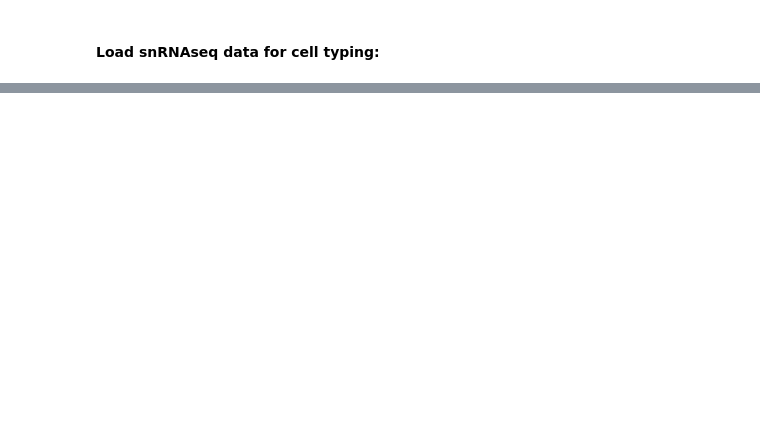
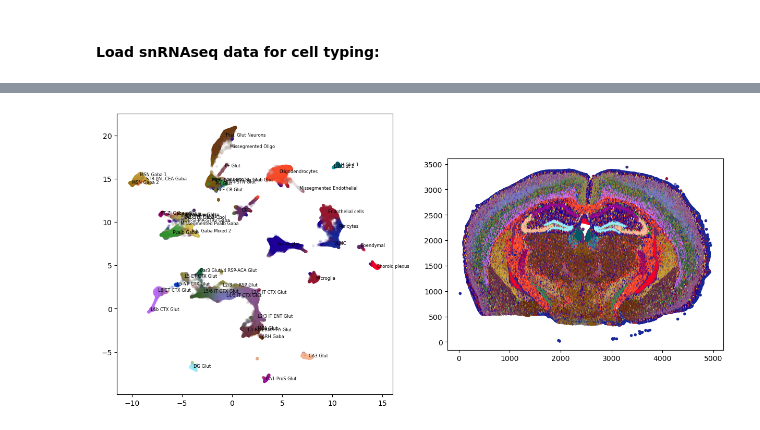
Before and after one commit to Moldia/Xenium_benchmarking, a Jupyter notebook: notebooks/2_segmentation_free_analysis/2_3_brain_cell_overlaps.ipynb, the cells around one changed output, grey strips where cells are left out. Drawn from its saved outputs; the diff is of its cells as text; code cells hidden in the pictures; blank space fills up the shorter version.

```diff
--- a/notebooks/2_segmentation_free_analysis/2_3_brain_cell_overlaps.ipynb
+++ b/notebooks/2_segmentation_free_analysis/2_3_brain_cell_overlaps.ipynb
@@ -172,0 +158,19 @@ plt.yticks(range(len(signatures.columns)),signatures.columns)
+# %%
+import random
+
+perf_=time.perf_counter()
+
+random.seed(42)
+
+vis = ovrlp.Visualizer(KDE_bandwidth=1,
+                     celltyping_min_expression=5,
+                    #    celltyping_min_distance=2,
+                       n_components_pca=30,
+                       cumap_kwargs={'n_neighbors':30,'min_dist':0,'metric':'euclidean','random_state':42})
+
+vis.fit(df,signature_matrix=signatures)
+
+print(f'SSAM/visualization runtime: {time.perf_counter()-perf_}')
+perf_=time.perf_counter()
+
+vis.plot_fit()
@@ -172,0 +226,20 @@ plt.yticks(range(len(signatures.columns)),signatures.columns)
+# %%
+color_matrix = np.vstack(color_series.map(lambda x: np.array([int(x[1:3],16)/255,int(x[3:5],16)/255,int(x[5:7],16)/255])).values)
+
+correlations = np.array([np.corrcoef(vis.localmax_celltyping_samples.iloc[:,i],signatures.values.T)[0,1:] for i in range(vis.localmax_celltyping_samples.shape[1])])
+correlations
+
+correlations_ = correlations.copy()
+
+# take the softmax of correlations along axis 1:
+
+correlations_[correlations_<0]=0
+correlations_ = correlations_**15
+correlations_ = correlations_/correlations_.sum(axis=1)[:,None]
+colors_remixed = np.dot(correlations_,color_matrix)
+
+vis.colors=colors_remixed
+
+vis.plot_fit()
+# %% [output]
+[figure, added]
```
Also changed, not shown: parts of 37 cells of this notebook.
